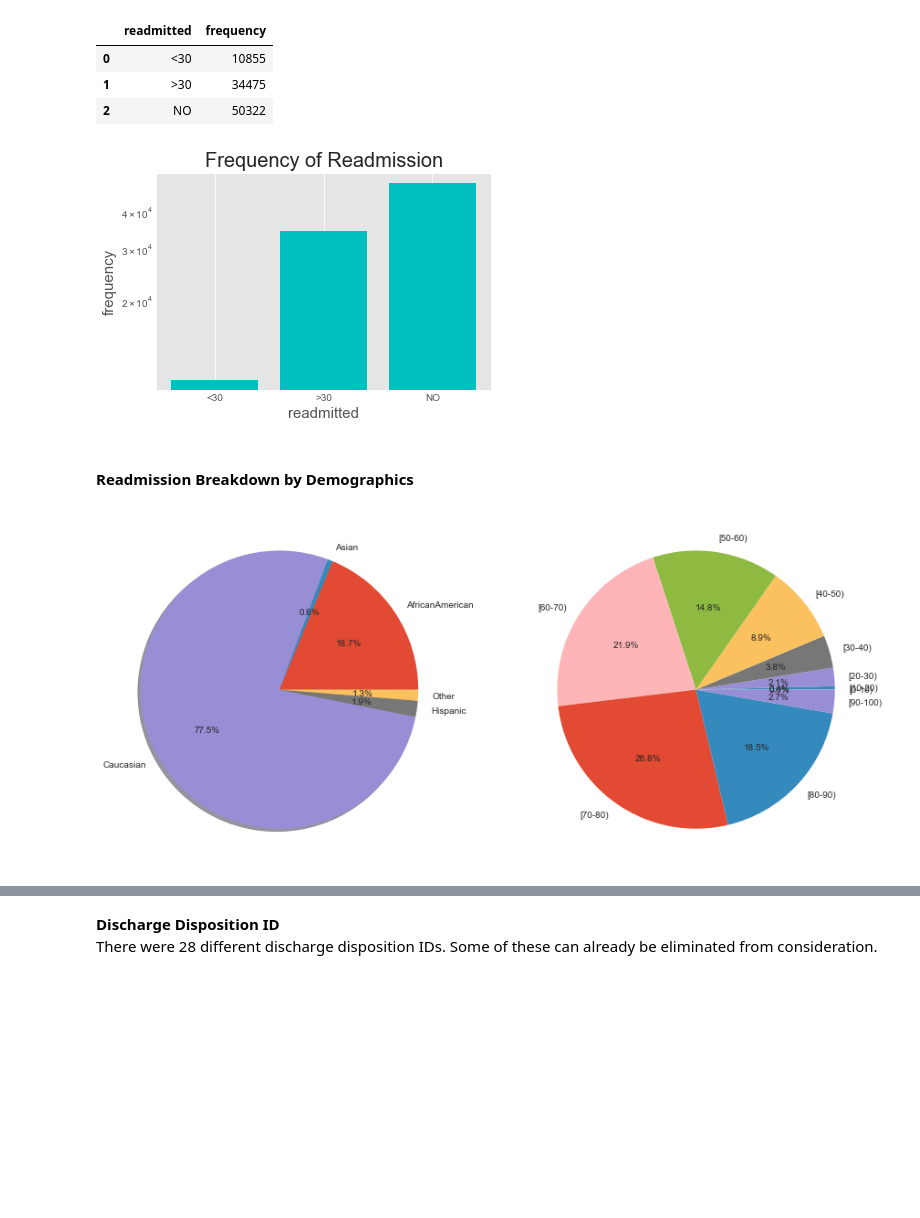
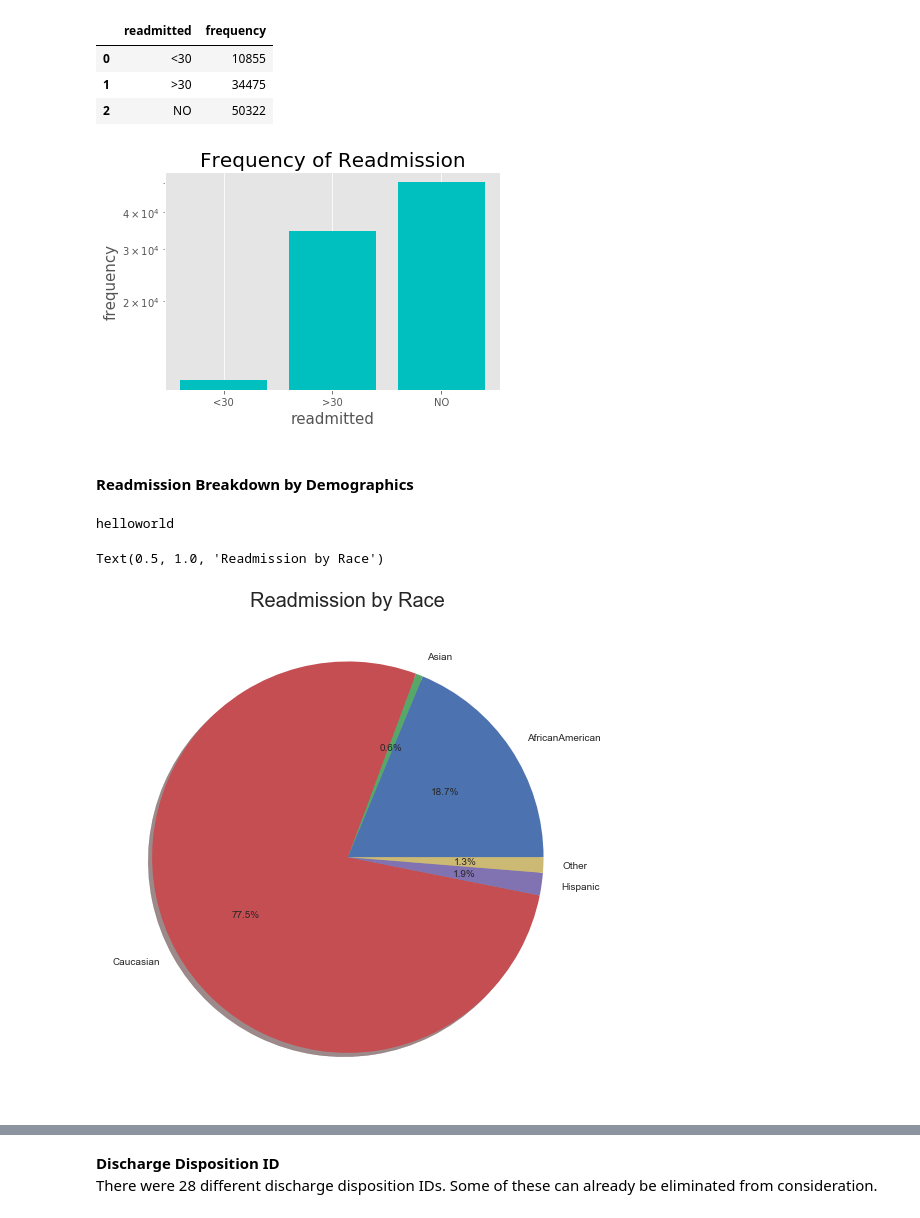
Before and after one commit to clstaub/Predicting_Hospital_Readmissions, a Jupyter notebook: Predicting_Hospital_Readmissions_test.ipynb, the cells around one changed output, grey strips where cells are left out. Drawn from its saved outputs; the diff is of its cells as text; code cells hidden in the pictures; blank space fills up the shorter version.

```diff
--- a/Predicting_Hospital_Readmissions_test.ipynb
+++ b/Predicting_Hospital_Readmissions_test.ipynb
@@ -2,7 +2,7 @@
 import numpy as np
 import pandas as pd
 import matplotlib.pyplot as plt
-plt.style.use('ggplot')
+plt.style.use('seaborn')
 # %%
 #read csv file into Pandas DataFrame
 df = pd.read_csv('data/diabetic_data.csv')
@@ -164,39 +164,46 @@ plt.title('Frequency of Readmission', fontsize=20)
 plt.yscale('log')
 plt.show()
 # %% [output]
-[figure, old version]
+[figure, new version]
 # %% [markdown]
 #### Readmission Breakdown by Demographics
 # %%
-#Get breakdowns of various dempgraphics. First create a mask to filter for
+#Get breakdowns of various demographics. First create a mask to filter for
 #patients that were readmitted in fewer than 30 days.
 mask = df['readmitted'] == '<30'
 readmitsdf = df[mask]
 
 
 readmitrace = pd.DataFrame(readmitsdf.groupby(readmitsdf.race).size())
 readmitrace = readmitrace.reset_index()
 readmitrace.columns = ['race','count']
 readmitrace['percent'] = readmitrace['count'] / sum(readmitrace['count'])
 
 readmitage = pd.DataFrame(readmitsdf.groupby(readmitsdf.age).size())
 readmitage = readmitage.reset_index()
 readmitage.columns = ['age', 'count']
 readmitage['percent'] = readmitage['count'] / sum(readmitage['count'])
 # age = pd.DataFrame(df.groupby(df.age).size())
 # gender = pd.DataFrame(df.groupby(df.gender).size())
 # weight = pd.DataFrame(df.groupby(df.weight).size())
-
-fig, ax = plt.subplots(1,2,figsize=(15,15))
-ax[0].pie(readmitrace['percent'], labels=readmitrace['race'], autopct='%1.1f%%', shadow=True)
-ax[0].set_title = 'Readmission by Race'
+print('helloworld')
+\
+\
+\
+\
+fig, ax = plt.subplots(1,figsize=(9,9))
+fig.set_title = 'Readmission by Race'
+ax.pie(readmitrace['percent'], labels=readmitrace['race'], autopct='%1.1f%%', shadow=True)
+ax.set_title('Readmission by Race',fontsize=20)
 
 
-ax[1].pie(readmitage['percent'], labels=readmitage['age'], autopct='%1.1f%%', shadow=False)
-plt.tight_layout
-ax[1].set_title = 'Readmission by Age'
+# ax[1].pie(readmitage['percent'], labels=readmitage['age'], autopct='%1.1f%%', shadow=False)
+# plt.tight_layout
+# ax[1].set_title = 'Readmission by Age'
 # %% [output]
+helloworld
+Text(0.5, 1.0, 'Readmission by Race')
-[figure, old version]
+[figure, new version]
 # %%
 readmitsagedf = pd.DataFrame(readmitsdf.groupby(readmitsdf.age).size())
 readmitsagedf = readmitsagedf.reset_index()
```
Also changed, not shown: parts of 3 cells of this notebook, 9 other files.
